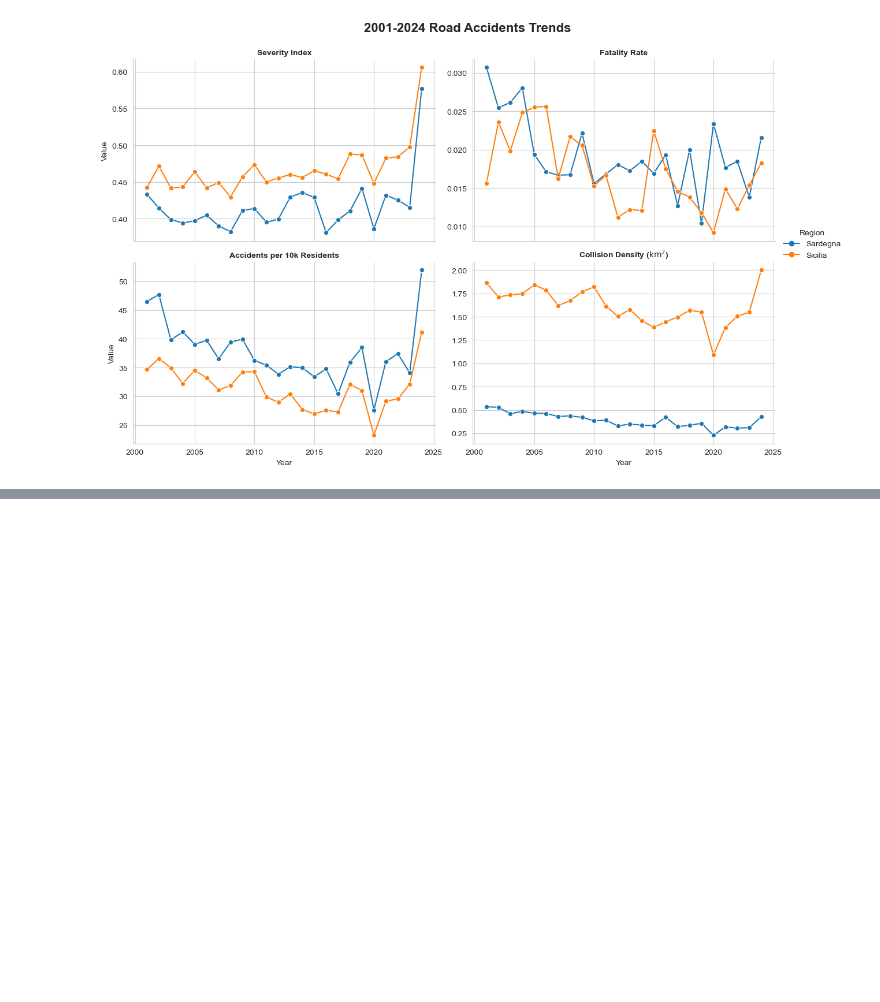
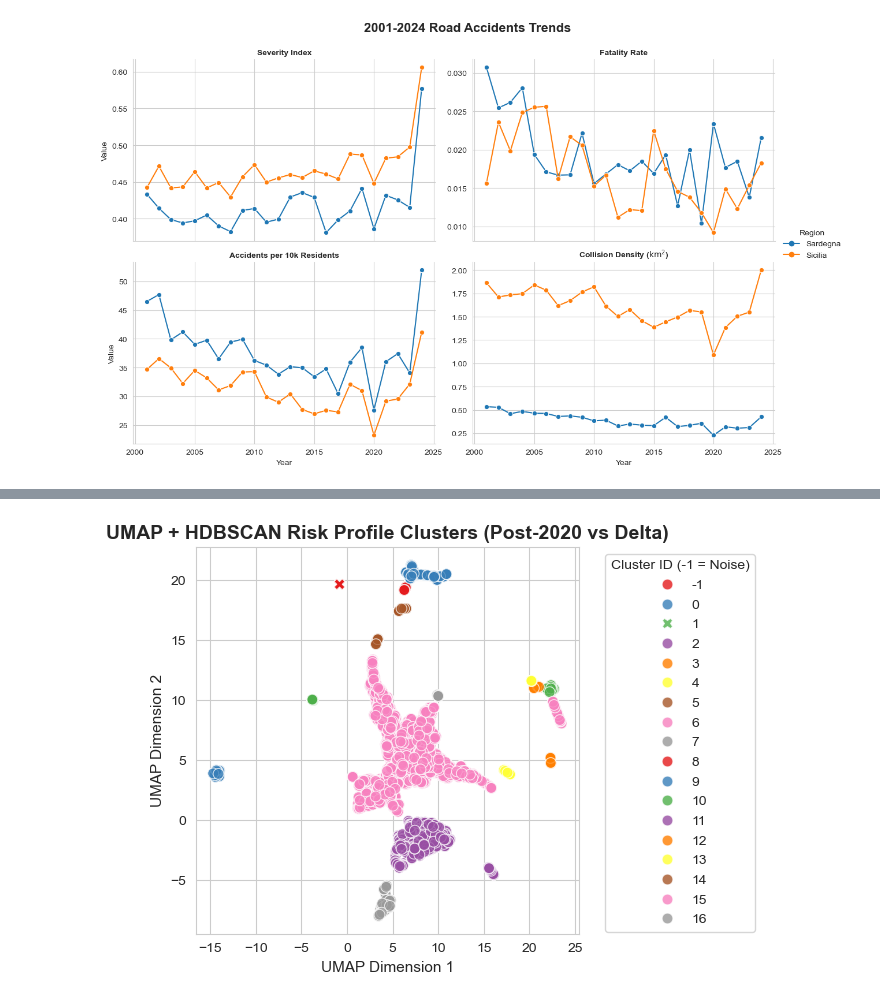
Before and after one commit to marcoboscato/ISTAT_traffic_analysis, a Jupyter notebook: analysis.ipynb, the cells around one changed output, grey strips where cells are left out. Drawn from its saved outputs; the diff is of its cells as text; code cells hidden in the pictures; blank space fills up the shorter version.

```diff
--- a/analysis.ipynb
+++ b/analysis.ipynb
@@ -487,0 +640,15 @@ Since the purpose of this analysis is to determine where to focus efforts to inv
+# %%
+# HDBSCAN
+clusterer = HDBSCAN(
+    min_cluster_size=20,  # Minimum number of cities to form a cluster
+    min_samples=5,  # Higher values increase noise tolerance
+    cluster_selection_epsilon=0.5,
+    cluster_selection_method='leaf',
+    metric='euclidean',
+)
+
+df_comparison['HDBSCAN_Cluster'] = clusterer.fit_predict(X_embedded)
+
+# Display cluster distribution (-1 represents Noise/Anomalies)
+print("\n--- Cluster Counts ---")
+print(df_comparison['HDBSCAN_Cluster'].value_counts())
@@ -487,0 +673,26 @@ Since the purpose of this analysis is to determine where to focus efforts to inv
+# %%
+# Scatter plot of UMAP coordinates colored by HDBSCAN clusters
+scatter = sns.scatterplot(
+    data=df_comparison,
+    x='UMAP_1',
+    y='UMAP_2',
+    hue='HDBSCAN_Cluster',
+    palette='Set1',
+    style=(df_comparison['HDBSCAN_Cluster'] == -1),  # Distinguish noise
+    s=60,
+    alpha=0.8,
+)
+
+plt.title(
+    'UMAP + HDBSCAN Risk Profile Clusters (Post-2020 vs Delta)',
+    fontsize=14,
+    fontweight='bold',
+)
+plt.xlabel('UMAP Dimension 1', fontsize=11)
+plt.ylabel('UMAP Dimension 2', fontsize=11)
+plt.legend(title='Cluster ID (-1 = Noise)', bbox_to_anchor=(1.05, 1), loc='upper left')
+
+plt.tight_layout()
+plt.show()
+# %% [output]
+[figure, added]
```
Also changed, not shown: parts of 20 cells of this notebook.
